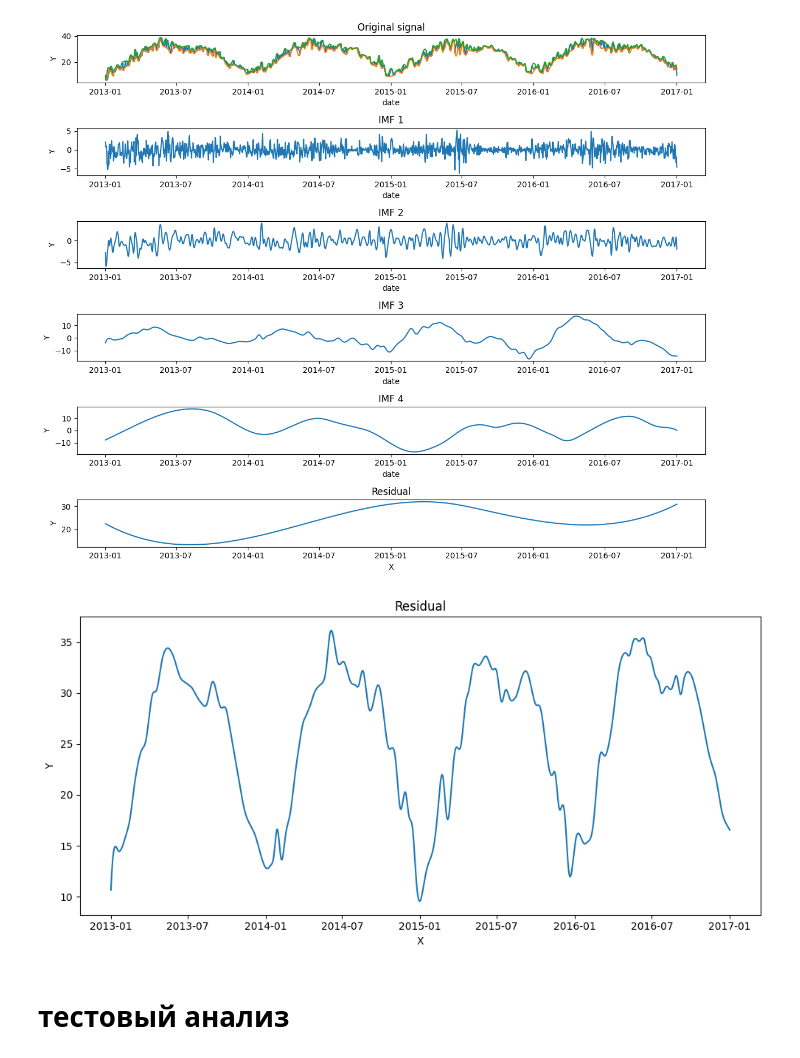
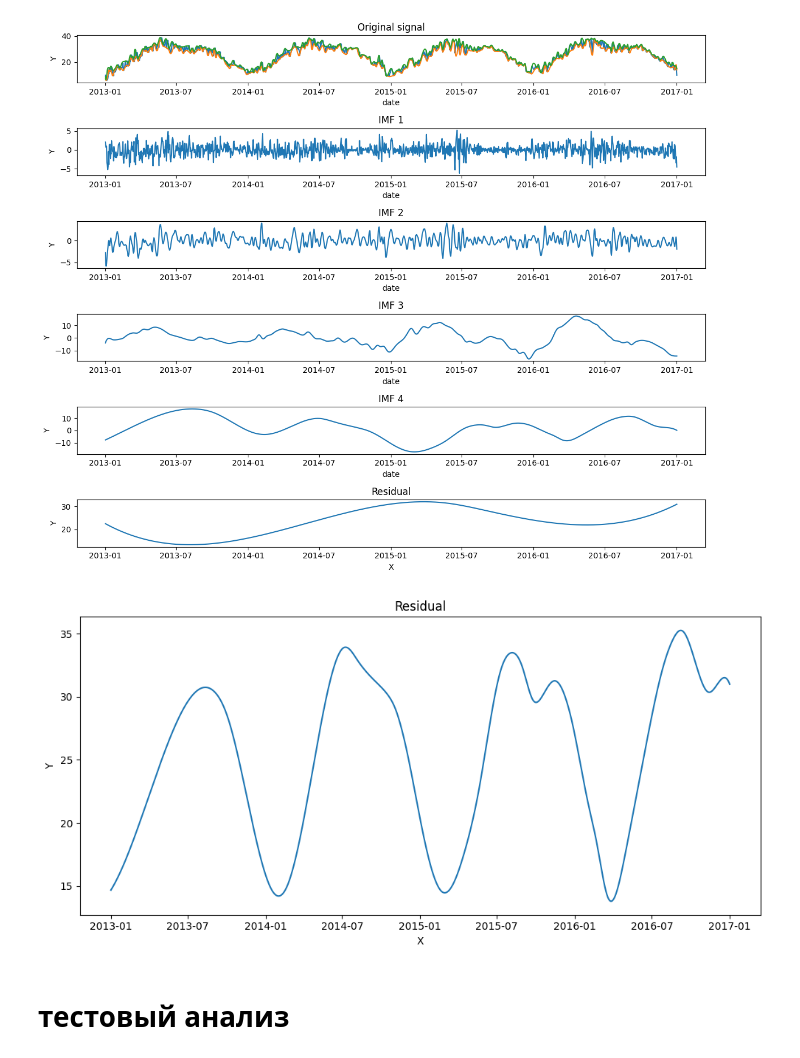
Before and after one commit to libre-cuenta/TS-Generator, a Jupyter notebook: данные 1/VMD-analyse.ipynb, the cells around one changed output. Saved outputs shown, nothing was run; the diff lists cells and outputs as text; code cells hidden in the pictures.

```diff
--- a/данные 1/VMD-analyse.ipynb
+++ b/данные 1/VMD-analyse.ipynb
@@ -116,20 +116,20 @@ plt.tight_layout()
 # %%
 fig, axs = plt.subplots(figsize=(10,5), nrows=1)
 
 
 sum_imfs = 0
-for i in range(2,k):
+for i in range(3, 4):
     sum_imfs += u[i]
 
 sum_imfs += f
 # axs.plot(index, TS[::].values)
 axs.plot(index, sum_imfs)
 plt.title('Residual')
 plt.xlabel('X')
 plt.ylabel('Y')
 # plt.legend(['Оригинальный сигнал', 'Нижняя огибающая', 'Верхняя огибающая', 'Средняя огибающих'])
 
 plt.tight_layout()
 # %% [output]
-[figure, old version]
+[figure, new version]
 # %%
```
Also changed, not shown: parts of 4 cells of this notebook, 24 other files.
